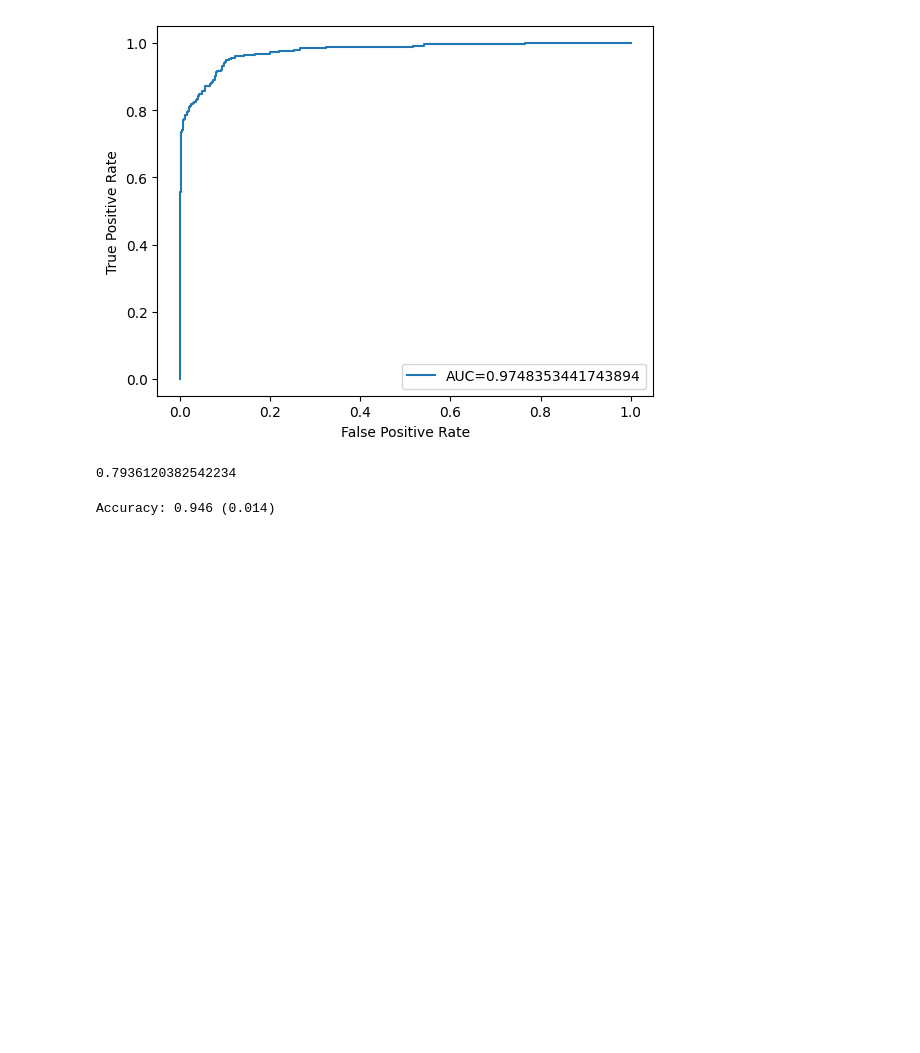
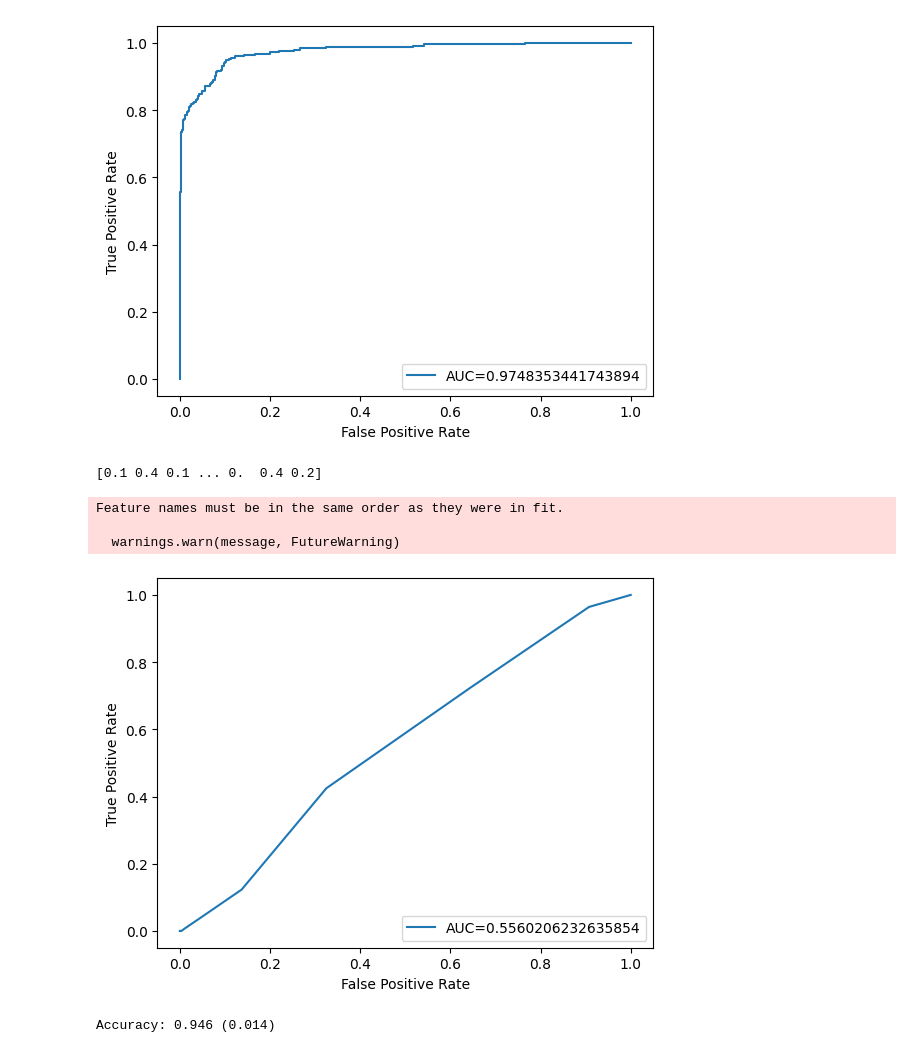
Before and after one commit to 25benjaminli/zoonotic-prediction, a Jupyter notebook: run.ipynb, the cells around one changed output. Saved outputs shown, nothing was run; the diff lists cells and outputs as text; code cells hidden in the pictures; blank space fills up the shorter version.

```diff
--- a/run.ipynb
+++ b/run.ipynb
@@ -412,13 +414,23 @@ plt.show()
 precision recall: 0.9150372384473479
 [0.00045723 0.00013599 0.00065591 ... 0.00053945 0.00509031 0.01590035]
 [figure]
-# %%
-y_thing = y_test.to_numpy()
-precision, recall, thresholds = precision_recall_curve(y_thing, best_rF.predict(X_test))
-area = auc(recall, precision)
-print(area)
-# %% [output]
-0.7936120382542234
+# %%
+y_pred_proba = best_rF.predict_proba(X_test)[::,1]
+fpr, tpr, _ = roc_curve(y_test, y_pred_proba)
+auc_thing = roc_auc_score(y_test, y_pred_proba)
+
+print(y_pred_proba)
+plt.plot(fpr,tpr,label="AUC="+str(auc_thing))
+plt.ylabel('True Positive Rate')
+plt.xlabel('False Positive Rate')
+plt.legend(loc=4)
+plt.show()
+# %% [output]
+[0.1 0.4 0.1 ... 0.  0.4 0.2]
+Feature names must be in the same order as they were in fit.
+
+  warnings.warn(message, FutureWarning)
+[figure, added]
 # %%
 cv = RepeatedStratifiedKFold(n_splits=10, n_repeats=3, random_state=1)
 n_scores = cross_val_score(best_gradBoost, X_test, y_test, scoring='accuracy', cv=cv, n_jobs=-1, error_score='raise')
```
Also changed, not shown: parts of 5 cells of this notebook, 1 other file.
